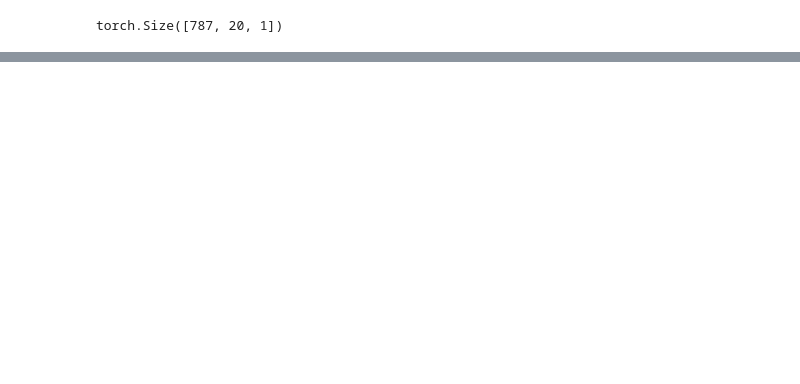
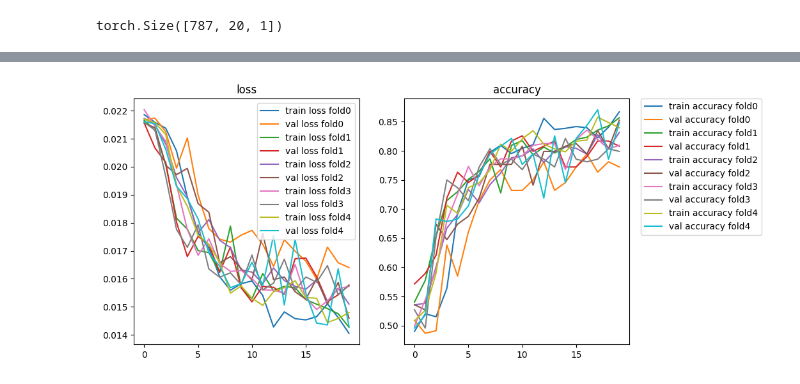
Before and after one commit to cb11711211/pMHC-TCR-binding-prediction, a Jupyter notebook: prediction_model/Week_06_Discrete_ae.ipynb, the cells around one changed output, grey strips where cells are left out. Drawn from its saved outputs; the diff is of its cells as text; code cells hidden in the pictures; blank space fills up the shorter version.

Commit message:
finish data generating test

```diff
--- a/prediction_model/Week_06_Discrete_ae.ipynb
+++ b/prediction_model/Week_06_Discrete_ae.ipynb
@@ -330,0 +559,16 @@ torch.Size([787, 20, 1])
+# %%
+class CustomSubset(Subset):
+    '''
+    A custom subset class that keep the data and targets
+    '''
+    def __init__(self, dataset, indices):
+        super().__init__(dataset, indices)
+        self.data = dataset.data
+        self.label = dataset.label
+
+    def __getitem__(self, idx):
+        x, y = self.dataset[self.indices[idx]]
+        return x, y
+
+    def __len__(self):
+        return len(self.indices)
@@ -330,0 +599,52 @@ torch.Size([787, 20, 1])
+# %%
+fig, ax = plt.subplots(1,2, figsize=(10, 5))
+ax[0].set_title("loss")
+ax[1].set_title("accuracy")
+
+for fold, (train_idx, val_idx) in enumerate(skf.split(training_dataset.data[training_dataset.indices], training_dataset.label[training_dataset.indices])):
+    print(f"-------------------Fold {fold}-------------------")
+    train_dataset = CustomSubset(training_dataset, train_idx)
+    val_dataset = CustomSubset(training_dataset, val_idx)
+
+    label_train = [training_dataset.label[i] for i in train_idx]
+    class_sample_count = np.array([len(np.where(label_train==t)[0]) for t in np.unique(label_train)])
+    weights = 1. / class_sample_count
+    samples_weight = torch.from_numpy(np.array([weights[int(t)] for t in label_train]))
+    train_sampler = WeightedRandomSampler(samples_weight.type('torch.DoubleTensor'), len(samples_weight))
+    train_dataloader = DataLoader(train_dataset, batch_size=batch_size, sampler=train_sampler, drop_last=True)
+
+    val_subsampler = SubsetRandomSampler(val_idx)
+    val_dataloader = DataLoader(training_dataset, batch_size=batch_size, sampler=val_subsampler, drop_last=True)
+
+    model.apply(reset_weights)
+    train_losses_history = []
+    val_losses_history = []
+    train_accuracy_history = []
+    val_accuracy_history = []
+    pred_history = []
+    target_history = []
+
+    for epoch in range(1, epochs+1):
+        train_losses, train_correct = train(fold, model, device, train_dataloader, optimizer, epoch, criterion)
+        val_losses, val_correct, pred_history, target_history = val(fold, model, device, val_dataloader)
+        if val_losses < best_vloss:
+            best_vloss = val_losses
+            model_path = f"data/project/data/model_{fold}_{epoch}.pt"
+
+        train_losses_history.append(train_losses)
+        val_losses_history.append(val_losses)
+        train_accuracy_history.append(train_correct)
+        val_accuracy_history.append(val_correct)
+
+
+    ax[0].plot(train_losses_history, label=f"train loss fold{fold}")
+    ax[0].plot(val_losses_history, label=f"val loss fold{fold}")
+    ax[1].plot(train_accuracy_history, label=f"train accuracy fold{fold}")
+    ax[1].plot(val_accuracy_history, label=f"val accuracy fold{fold}")
+
+ax[0].legend()
+ax[1].legend()
+ax[1].legend(bbox_to_anchor=(1.05, 1), loc=2, borderaxespad=0.)
+print(f"Best val loss: {best_vloss:.4f}, model saved to {model_path}")
+torch.save(model.state_dict(), model_path)
+# %% [output]
@@ -330,0 +668 @@ torch.Size([787, 20, 1])
+[figure, added]
```
Also changed, not shown: parts of 12 cells of this notebook, 1 other file.
